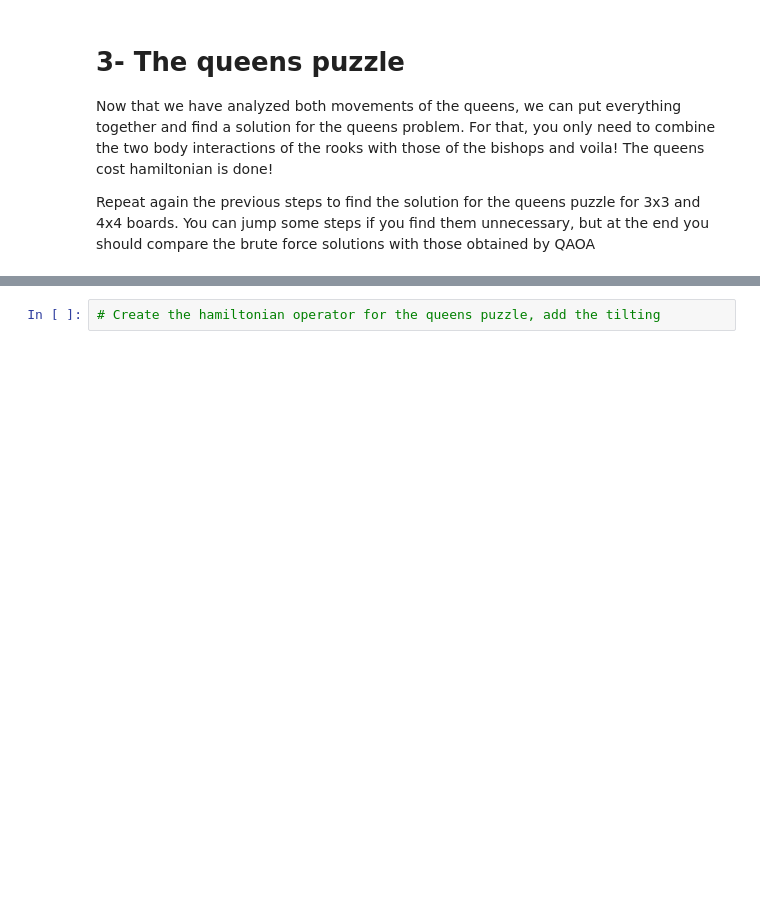
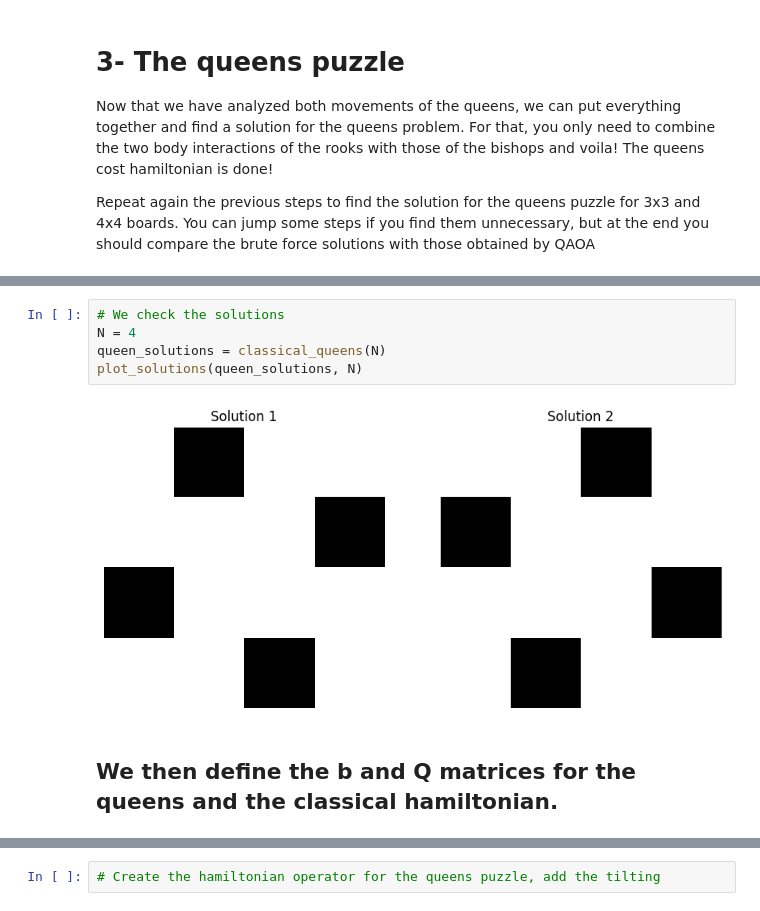
Before and after one commit to pau-torrente/fall-fest-24, a Jupyter notebook: notebooks/challenges/Quantum_NQueens_solver/ChessChallenge.ipynb, the cells around one changed output, grey strips where cells are left out. Drawn from its saved outputs; the diff is of its cells as text; blank space fills up the shorter version.

Commit message:
Queen's bruteforce solutions and classical hamiltonian

```diff
--- a/notebooks/challenges/Quantum_NQueens_solver/ChessChallenge.ipynb
+++ b/notebooks/challenges/Quantum_NQueens_solver/ChessChallenge.ipynb
@@ -756,0 +798,9 @@ Repeat again the previous steps to find the solution for the queens puzzle for 3
+# %%
+# We check the solutions
+N = 4
+queen_solutions = classical_queens(N)
+plot_solutions(queen_solutions, N)
+# %% [output]
+[figure, added]
+# %% [markdown]
+## We then define the b and Q matrices for the queens and the classical hamiltonian.
```
Also changed, not shown: parts of 7 cells of this notebook.
